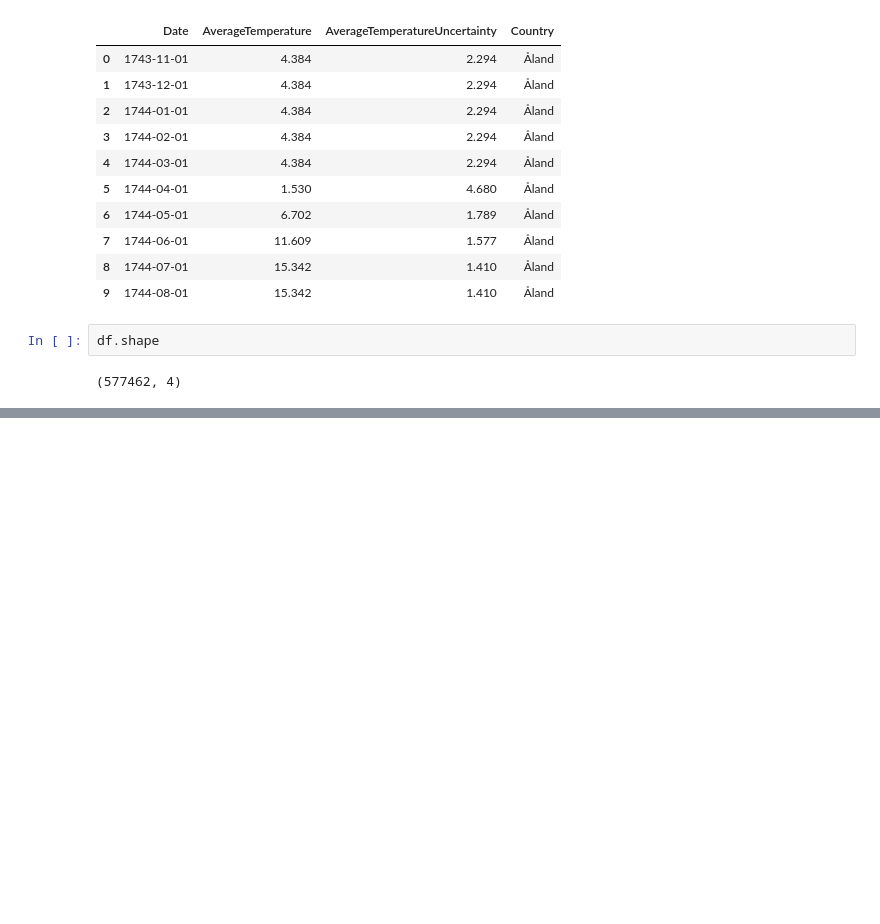
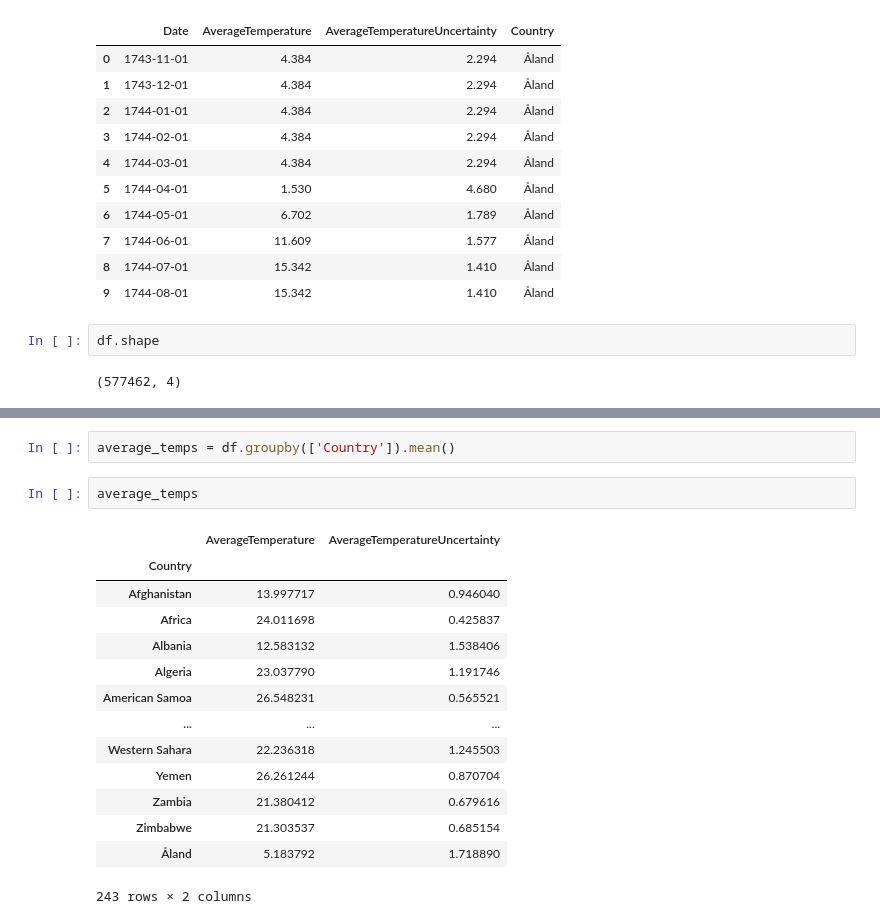
Before and after one commit to Armand34205/Climate-Change-Capstone, a Jupyter notebook: Capstone Two - Exploratory Data Analysis.ipynb, the cells around one changed output, grey strips where cells are left out. Cells and saved outputs as stored; diff of their text form; blank space fills up the shorter version.

```diff
--- a/Capstone Two - Exploratory Data Analysis.ipynb
+++ b/Capstone Two - Exploratory Data Analysis.ipynb
@@ -25,0 +62,19 @@ df.shape
+# %%
+average_temps = df.groupby(['Country']).mean()
+# %%
+average_temps
+# %% [output]
+|  | AverageTemperature | AverageTemperatureUncertainty |
+| Country |  |  |
+| Afghanistan | 13.997717 | 0.946040 |
+| Africa | 24.011698 | 0.425837 |
+| Albania | 12.583132 | 1.538406 |
+| Algeria | 23.037790 | 1.191746 |
+| American Samoa | 26.548231 | 0.565521 |
+| ... | ... | ... |
+| Western Sahara | 22.236318 | 1.245503 |
+| Yemen | 26.261244 | 0.870704 |
+| Zambia | 21.380412 | 0.679616 |
+| Zimbabwe | 21.303537 | 0.685154 |
+| Åland | 5.183792 | 1.718890 |
+243 rows × 2 columns
```
Also changed, not shown: parts of 5 cells of this notebook.
